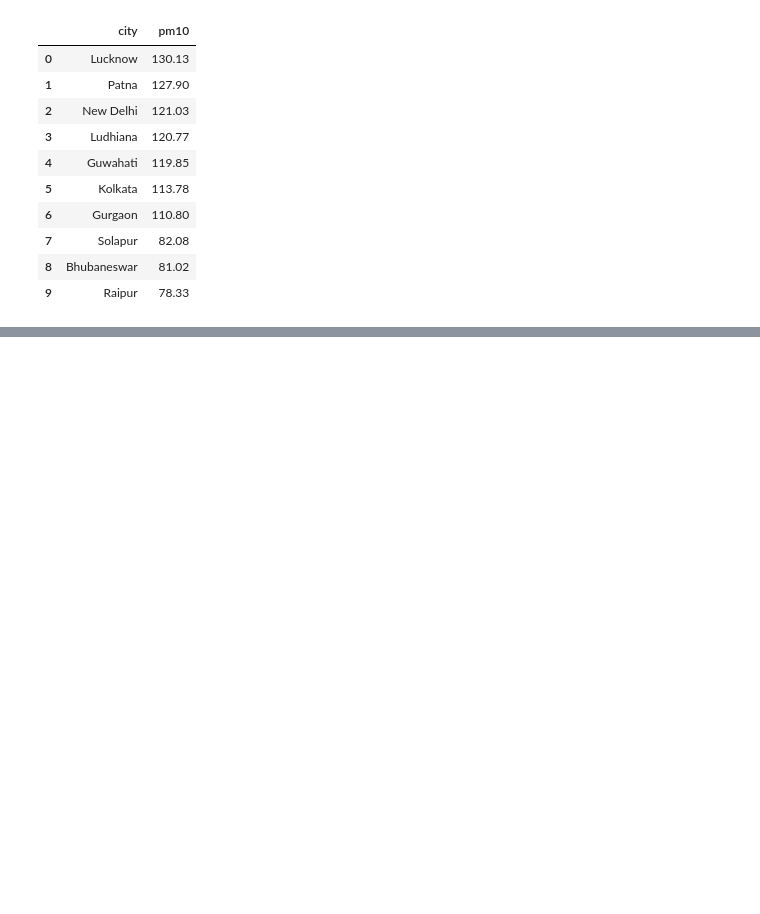
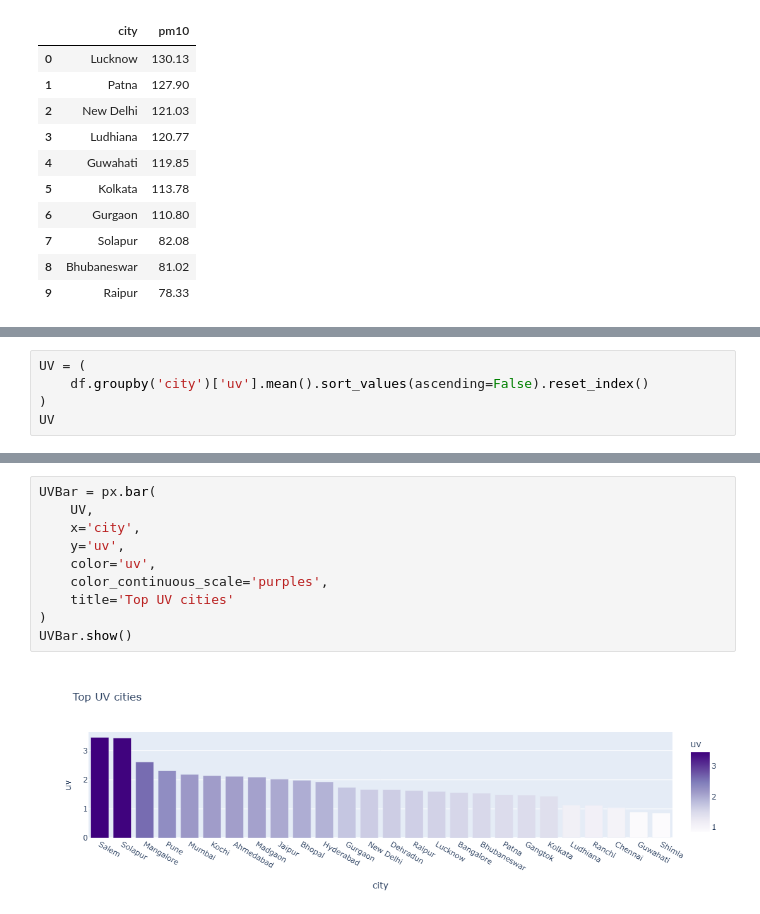
Before and after one commit to Nitish36/AQUI-Index, a Jupyter notebook: AQUI Analysis.ipynb, the cells around one changed output, grey strips where cells are left out. Drawn from its saved outputs; the diff is of its cells as text; blank space fills up the shorter version.

```diff
--- a/AQUI Analysis.ipynb
+++ b/AQUI Analysis.ipynb
@@ -173,0 +364,5 @@ figpm10.show()
+# %%
+UV = (
+    df.groupby('city')['uv'].mean().sort_values(ascending=False).reset_index()
+)
+UV
@@ -173,0 +387,12 @@ figpm10.show()
+# %%
+UVBar = px.bar(
+    UV,
+    x='city',
+    y='uv',
+    color='uv',
+    color_continuous_scale='purples',
+    title='Top UV cities'
+)
+UVBar.show()
+# %% [output]
+[figure, added]
```
Also changed, not shown: parts of 28 cells of this notebook.
